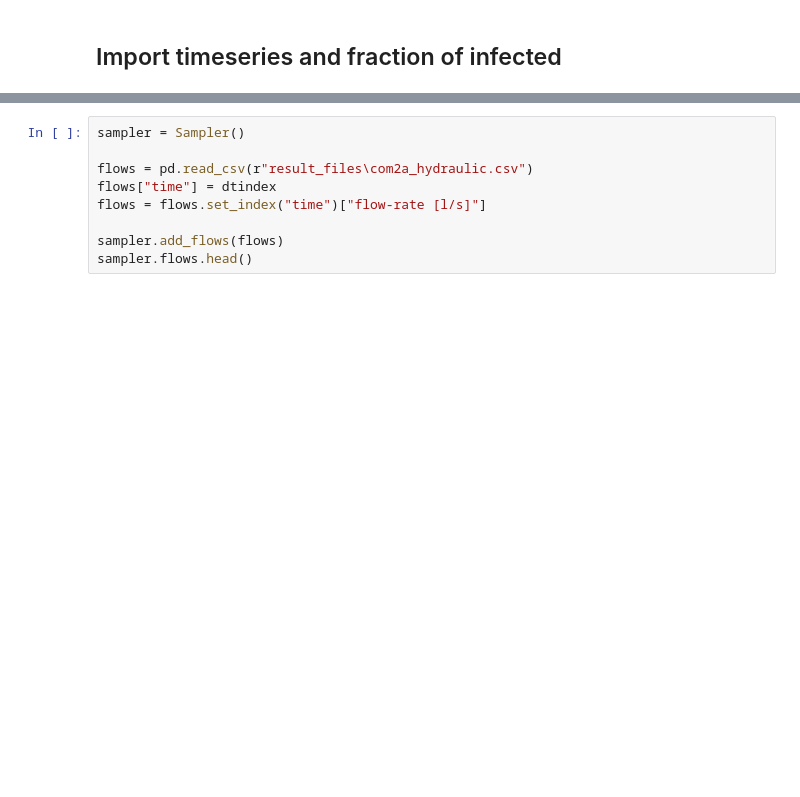
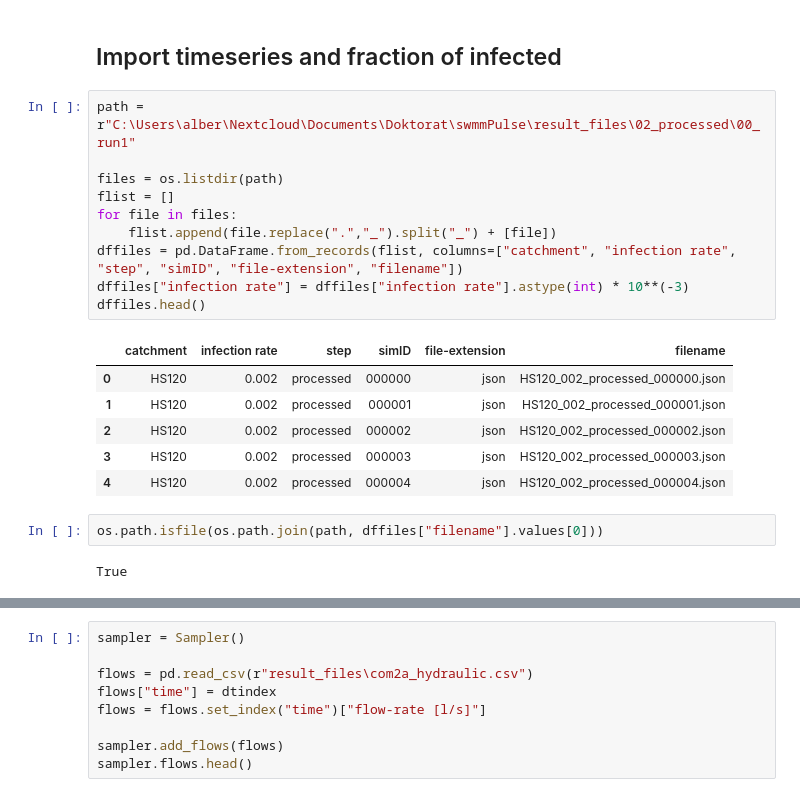
Before and after one commit to alBartig/SWMMpulse, a Jupyter notebook: eval_strategy_correlation.ipynb, the cells around one changed output, grey strips where cells are left out. Cells and saved outputs as stored; diff of their text form; blank space fills up the shorter version.

```diff
--- a/eval_strategy_correlation.ipynb
+++ b/eval_strategy_correlation.ipynb
@@ -35,2 +37,23 @@ pd.DataFrame.from_dict(strategies)
 # %% [markdown]
 ## Import timeseries and fraction of infected
+# %%
+path = r"C:\Users\alber\Nextcloud\Documents\Doktorat\swmmPulse\result_files\02_processed\00_run1"
+
+files = os.listdir(path)
+flist = []
+for file in files:
+    flist.append(file.replace(".","_").split("_") + [file])
+dffiles = pd.DataFrame.from_records(flist, columns=["catchment", "infection rate", "step", "simID", "file-extension", "filename"])
+dffiles["infection rate"] = dffiles["infection rate"].astype(int) * 10**(-3)
+dffiles.head()
+# %% [output]
+|  | catchment | infection rate | step | simID | file-extension | filename |
+| 0 | HS120 | 0.002 | processed | 000000 | json | HS120_002_processed_000000.json |
+| 1 | HS120 | 0.002 | processed | 000001 | json | HS120_002_processed_000001.json |
+| 2 | HS120 | 0.002 | processed | 000002 | json | HS120_002_processed_000002.json |
+| 3 | HS120 | 0.002 | processed | 000003 | json | HS120_002_processed_000003.json |
+| 4 | HS120 | 0.002 | processed | 000004 | json | HS120_002_processed_000004.json |
+# %%
+os.path.isfile(os.path.join(path, dffiles["filename"].values[0]))
+# %% [output]
+True
```
Also changed, not shown: parts of 6 cells of this notebook, 1 other file.
